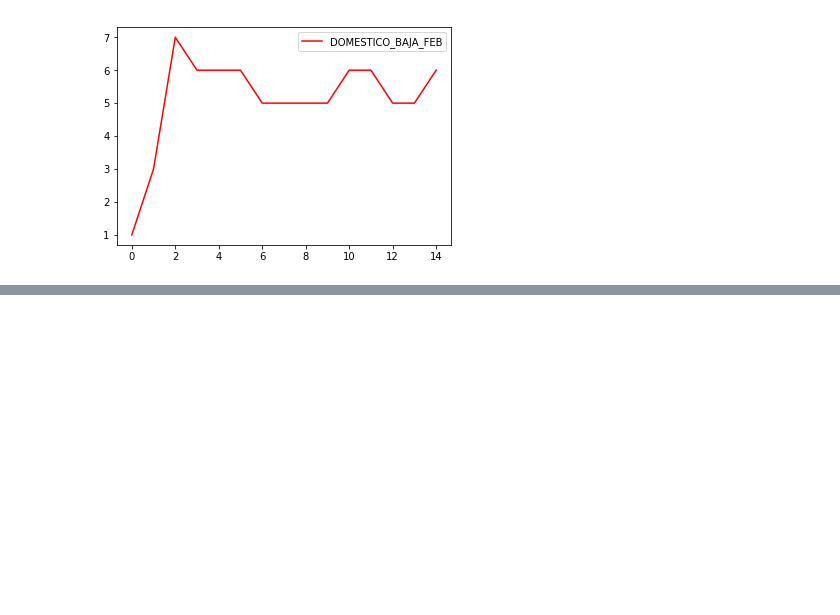
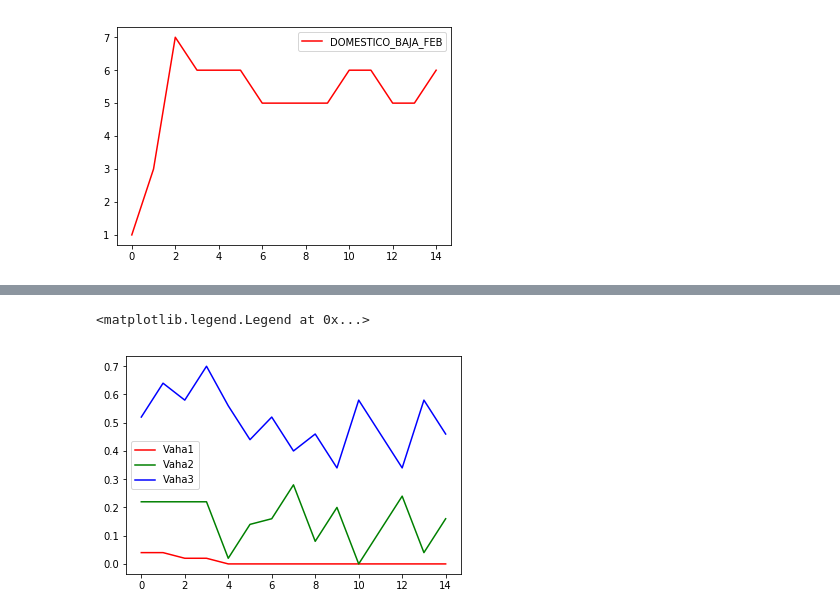
Before and after one commit to galis30/Galko_NS2020, a Jupyter notebook: Galko_projekt_NS.ipynb, the cells around one changed output, grey strips where cells are left out. Cells and saved outputs as stored; diff of their text form; code cells hidden in the pictures; blank space fills up the shorter version.

```diff
--- a/Galko_projekt_NS.ipynb
+++ b/Galko_projekt_NS.ipynb
@@ -259,0 +316,10 @@ plt.legend()
+# %%
+# vizualizácia váh pre rezidenčné sídla
+plt.plot(moj_perceptron_domestico_residencial_feb.vahy_to_visualize_1, color='red', label='Vaha1')
+plt.plot(moj_perceptron_domestico_residencial_feb.vahy_to_visualize_2, color='green', label='Vaha2')
+plt.plot(moj_perceptron_domestico_residencial_feb.vahy_to_visualize_3, color='blue', label='Vaha3')
+
+plt.legend()
+# %% [output]
+<matplotlib.legend.Legend at 0x...>
+[figure, added]
```
Also changed, not shown: parts of 14 cells of this notebook.
